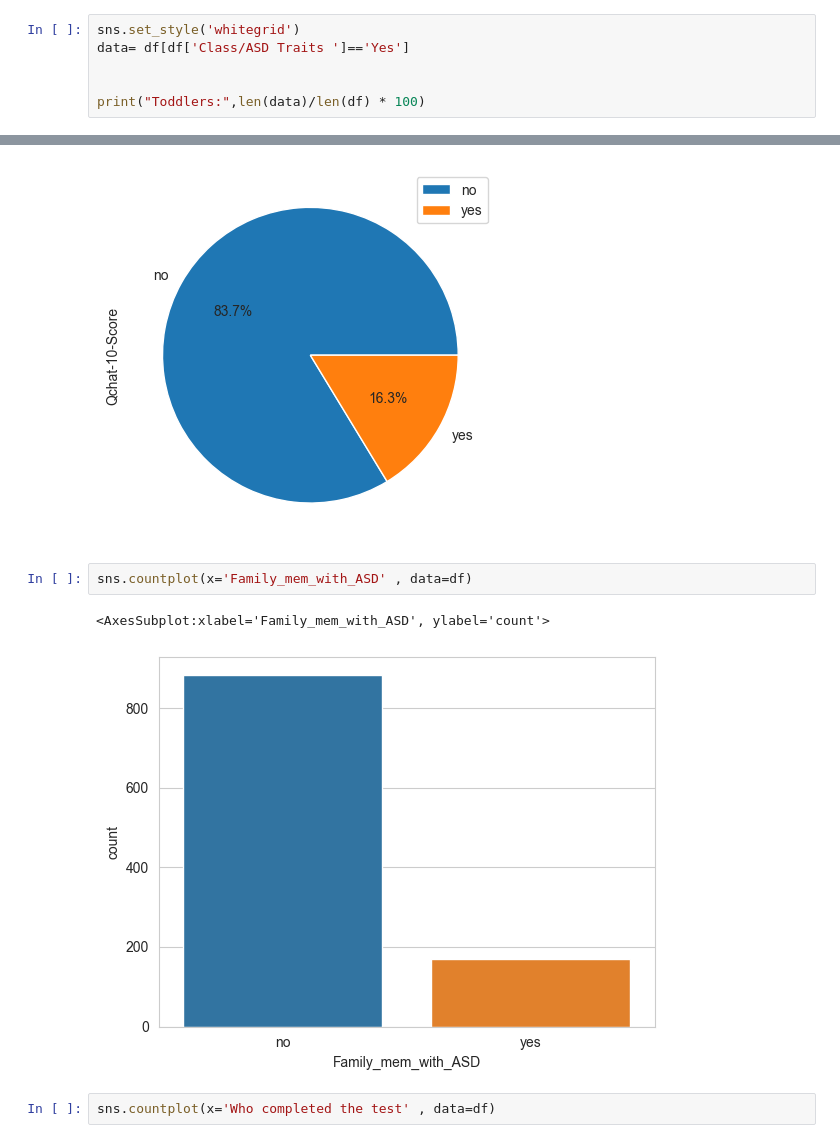
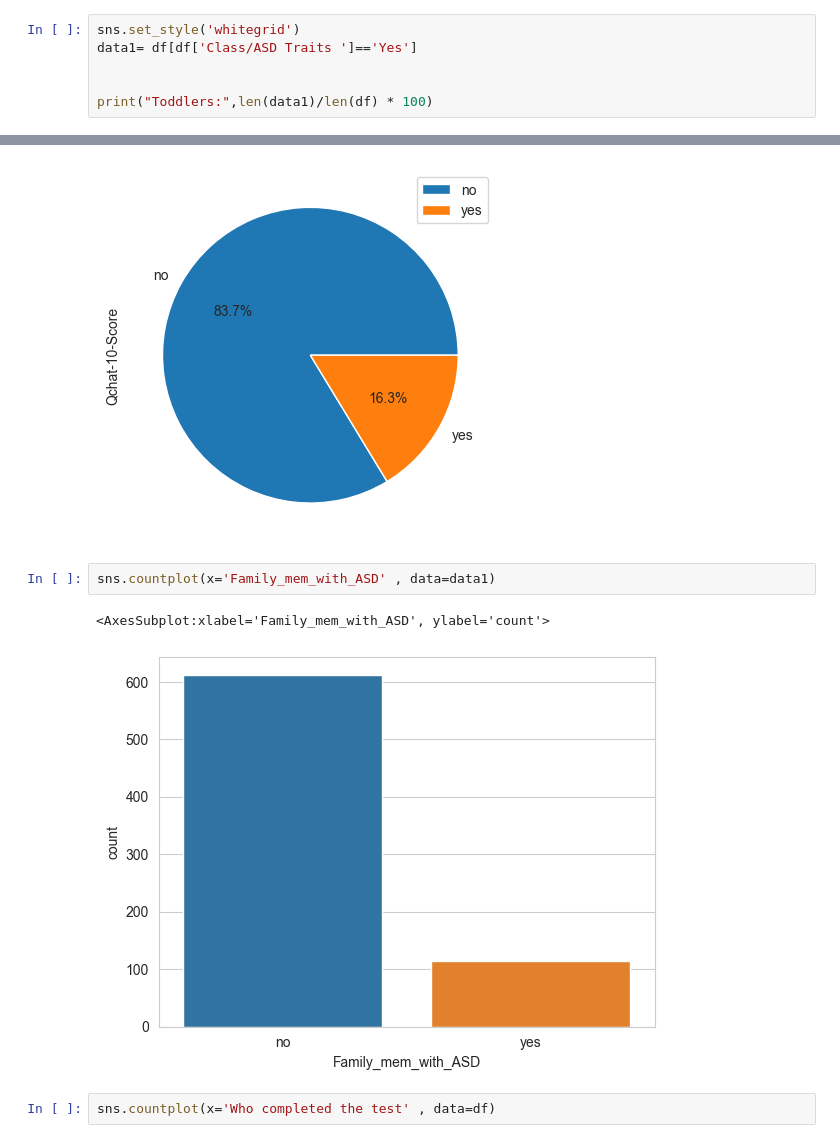
Before and after one commit to Payelban2022/A-study-on-autism, a Jupyter notebook: Autism study on toddlers.ipynb, the cells around one changed output, grey strips where cells are left out. Cells and saved outputs as stored; diff of their text form.

Commit message:
Analysis on toddlers

```diff
--- a/Autism study on toddlers.ipynb
+++ b/Autism study on toddlers.ipynb
@@ -124,10 +124,10 @@ sns.countplot(x='Class/ASD Traits ' , data=df)
 [figure]
 # %%
 sns.set_style('whitegrid')
-data= df[df['Class/ASD Traits ']=='Yes']
+data1= df[df['Class/ASD Traits ']=='Yes']
 
 
-print("Toddlers:",len(data)/len(df) * 100)
+print("Toddlers:",len(data1)/len(df) * 100)
 # %% [output]
 Toddlers: 69.07020872865274
 # %%
@@ -157,10 +157,10 @@ df.groupby(['Family_mem_with_ASD']).sum().plot(kind='pie', y='Qchat-10-Score',au
 <AxesSubplot:ylabel='Qchat-10-Score'>
 [figure]
 # %%
-sns.countplot(x='Family_mem_with_ASD' , data=df)
+sns.countplot(x='Family_mem_with_ASD' , data=data1)
 # %% [output]
 <AxesSubplot:xlabel='Family_mem_with_ASD', ylabel='count'>
-[figure, old version]
+[figure, new version]
 # %%
 sns.countplot(x='Who completed the test' , data=df)
 # %% [output]
```
Also changed, not shown: parts of 2 cells of this notebook.
